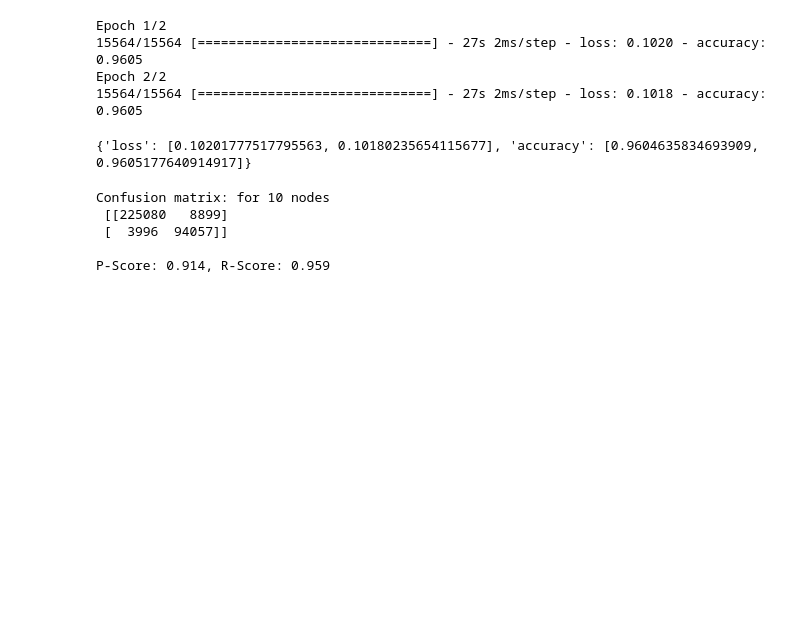
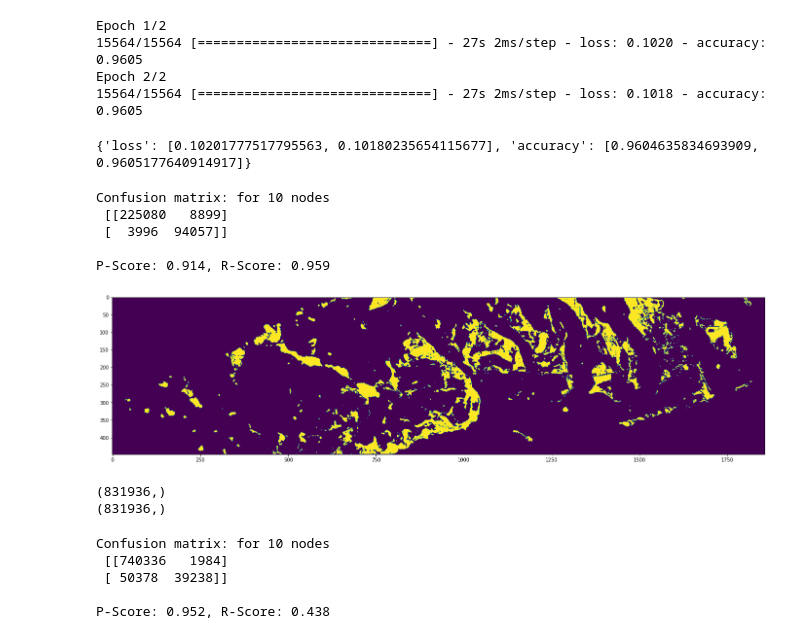
Before and after one commit to nkinnaird/MangroveClassification, a Jupyter notebook: code/firstNN.ipynb, the cells around one changed output. Cells and saved outputs as stored; diff of their text form; code cells hidden in the pictures; blank space fills up the shorter version.

```diff
--- a/code/firstNN.ipynb
+++ b/code/firstNN.ipynb
@@ -157,3 +161,24 @@ Confusion matrix: for 10 nodes
  [  3996  94057]]
 
 P-Score: 0.914, R-Score: 0.959
+# %%
+# load up a new image to test on
+test_file = "/content/drive/MyDrive/MangroveClassification/Images/Florida_2_2000.tif"
+
+# read in band data
+ds1_2, features_ndvi_2 = raster.read(test_file, bands=9)
+ds2_2, labels_mangroves_2 = raster.read(test_file, bands=8)
+
+# fill NaNs with 0s
+features_ndvi_2 = np.nan_to_num(features_ndvi_2)
+labels_mangroves_2 = np.nan_to_num(labels_mangroves_2)
+
+# change label from float to int
+labels_mangroves_2 = (labels_mangroves_2 == 1).astype(int)
+# %%
+plt.figure(figsize=(24,6))
+plt.imshow(labels_mangroves_2)
+# plt.colorbar()
+plt.show()
+# %% [output]
+[figure, added]
@@ -159,0 +189,6 @@ P-Score: 0.914, R-Score: 0.959
+# %%
+print(features_ndvi_2_cd.shape)
+print(labels_mangroves_2_cd.shape)
+# %% [output]
+(831936,)
+(831936,)
@@ -159,0 +200,13 @@ P-Score: 0.914, R-Score: 0.959
+# %%
+cMatrix = confusion_matrix(labels_mangroves_2_cd, predicted_2nd_image_at)
+pScore = precision_score(labels_mangroves_2_cd, predicted_2nd_image_at)
+rScore = recall_score(labels_mangroves_2_cd, predicted_2nd_image_at)
+
+print("Confusion matrix: for 10 nodes\n", cMatrix)
+print("\nP-Score: %.3f, R-Score: %.3f" % (pScore, rScore))
+# %% [output]
+Confusion matrix: for 10 nodes
+ [[740336   1984]
+ [ 50378  39238]]
+
+P-Score: 0.952, R-Score: 0.438
```
Also changed, not shown: parts of 8 cells of this notebook.
